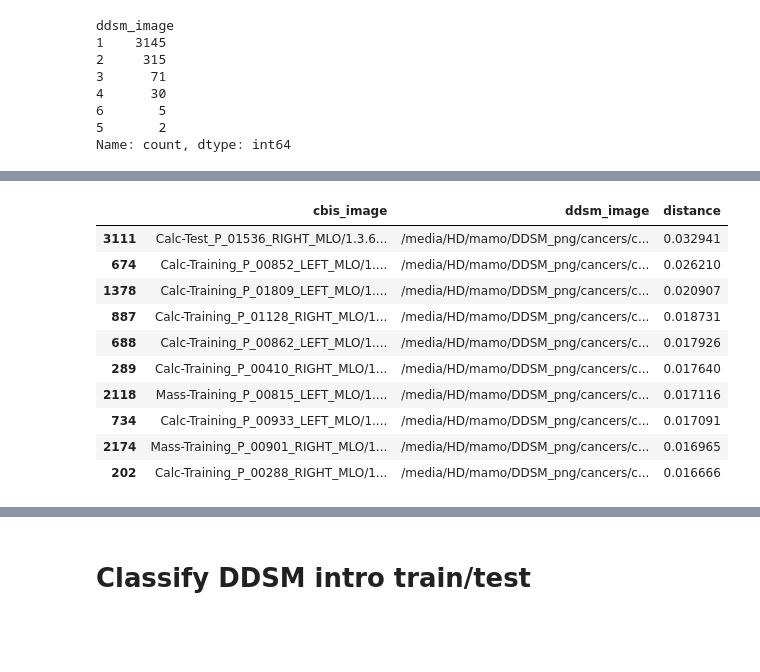
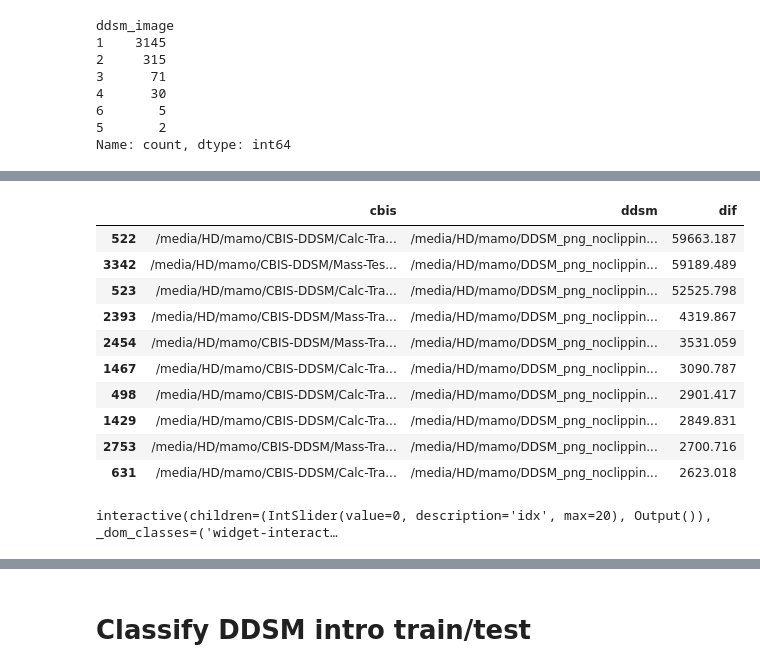
Before and after one commit to alalbiol/Mammography, a Jupyter notebook: mamo_holistic/notebooks/find_cbis_ddsm_correspondences.ipynb, the cells around one changed output, grey strips where cells are left out. Drawn from its saved outputs; the diff is of its cells as text; code cells hidden in the pictures; blank space fills up the shorter version.

```diff
--- a/mamo_holistic/notebooks/find_cbis_ddsm_correspondences.ipynb
+++ b/mamo_holistic/notebooks/find_cbis_ddsm_correspondences.ipynb
@@ -16,6 +18,7 @@ from PIL import Image
 data_folder = pathlib.Path('/home/alalbiol/Data/mamo')
 data_folder = pathlib.Path('/media/HD/mamo')
 cbis_ddsm_path = data_folder / 'CBIS-DDSM'
-ddsm_path = data_folder / 'DDSM_png'
+#ddsm_path = data_folder / 'DDSM_png' # imagenes con 8 bits tipo dezso
+ddsm_path = data_folder / 'DDSM_png_noclipping' # imagenes con 16 bits
 # %%
 all_cbis_images = list(cbis_ddsm_path.glob('**/*.png'))
@@ -495,0 +325,34 @@ Elapsed time: 3890.6125161647797
+# %%
+from tqdm import tqdm
+import time
+
+matches = []
+
+start = time.time()
+num_rows = len(all_case)
+for idx in tqdm(range(num_rows)):
+    row = all_case.iloc[idx]
+    cbis_image, ddsm_candidates = find_ddsm_image_diff(row)
+    if len(ddsm_candidates) == 0:
+        print("No candidates for ", cbis_image)
+        break
+
+    matches.append({"cbis": cbis_image, "ddsm": ddsm_candidates[0][0], "dif": ddsm_candidates[0][1]})
+
+    #print(f'---------------- best candidate of {len(candidates)}: {best_candidate} - {min_dist}')
+
+
+    if idx > 0 and idx % 20 == 0:
+        elapsed = time.time() - start
+        expected_remaining = elapsed * (num_rows-idx) / idx
+        print(f'Processed {idx}/{num_rows}. Elapsed time: {elapsed:.01f} expected remaining: {int(expected_remaining)}')
+        df_matches = pd.DataFrame(matches)
+        df_matches.to_csv('matches.csv', index=False)
+
+
+
+elapsed = time.time() - start
+print(f'Elapsed time: {elapsed}')
+
+df_matches = pd.DataFrame(matches)
+df_matches.to_csv('matches.csv', index=False)
@@ -496,37 +373,36 @@ Elapsed time: 3890.6125161647797
 # %%
-df_matches.sort_values('distance', ascending=False).head(10)
+df_matches.sort_values('dif', ascending=False).head(10)
 # %% [output]
-|  | cbis_image | ddsm_image | distance |
-| 3111 | Calc-Test_P_01536_RIGHT_MLO/1.3.6... | /media/HD/mamo/DDSM_png/cancers/c... | 0.032941 |
-| 674 | Calc-Training_P_00852_LEFT_MLO/1.... | /media/HD/mamo/DDSM_png/cancers/c... | 0.026210 |
-| 1378 | Calc-Training_P_01809_LEFT_MLO/1.... | /media/HD/mamo/DDSM_png/cancers/c... | 0.020907 |
-| 887 | Calc-Training_P_01128_RIGHT_MLO/1... | /media/HD/mamo/DDSM_png/cancers/c... | 0.018731 |
-| 688 | Calc-Training_P_00862_LEFT_MLO/1.... | /media/HD/mamo/DDSM_png/cancers/c... | 0.017926 |
-| 289 | Calc-Training_P_00410_RIGHT_MLO/1... | /media/HD/mamo/DDSM_png/cancers/c... | 0.017640 |
-| 2118 | Mass-Training_P_00815_LEFT_MLO/1.... | /media/HD/mamo/DDSM_png/cancers/c... | 0.017116 |
-| 734 | Calc-Training_P_00933_LEFT_MLO/1.... | /media/HD/mamo/DDSM_png/cancers/c... | 0.017091 |
-| 2174 | Mass-Training_P_00901_RIGHT_MLO/1... | /media/HD/mamo/DDSM_png/cancers/c... | 0.016965 |
-| 202 | Calc-Training_P_00288_RIGHT_MLO/1... | /media/HD/mamo/DDSM_png/cancers/c... | 0.016666 |
+|  | cbis | ddsm | dif |
+| 522 | /media/HD/mamo/CBIS-DDSM/Calc-Tra... | /media/HD/mamo/DDSM_png_noclippin... | 59663.187 |
+| 3342 | /media/HD/mamo/CBIS-DDSM/Mass-Tes... | /media/HD/mamo/DDSM_png_noclippin... | 59189.489 |
+| 523 | /media/HD/mamo/CBIS-DDSM/Calc-Tra... | /media/HD/mamo/DDSM_png_noclippin... | 52525.798 |
+| 2393 | /media/HD/mamo/CBIS-DDSM/Mass-Tra... | /media/HD/mamo/DDSM_png_noclippin... | 4319.867 |
+| 2454 | /media/HD/mamo/CBIS-DDSM/Mass-Tra... | /media/HD/mamo/DDSM_png_noclippin... | 3531.059 |
+| 1467 | /media/HD/mamo/CBIS-DDSM/Calc-Tra... | /media/HD/mamo/DDSM_png_noclippin... | 3090.787 |
+| 498 | /media/HD/mamo/CBIS-DDSM/Calc-Tra... | /media/HD/mamo/DDSM_png_noclippin... | 2901.417 |
+| 1429 | /media/HD/mamo/CBIS-DDSM/Calc-Tra... | /media/HD/mamo/DDSM_png_noclippin... | 2849.831 |
+| 2753 | /media/HD/mamo/CBIS-DDSM/Mass-Tra... | /media/HD/mamo/DDSM_png_noclippin... | 2700.716 |
+| 631 | /media/HD/mamo/CBIS-DDSM/Calc-Tra... | /media/HD/mamo/DDSM_png_noclippin... | 2623.018 |
 # %%
 def plot_matches(row):
-    cbis_image_filename = cbis_ddsm_path / row['cbis_image']
-    cbis_image_filename = cbis_image_filename.parent / '000000.png'
-    cbis_image = np.array(Image.open(cbis_image_filename), dtype=float)
-    ddsm_image = np.array(Image.open(row['ddsm_image']), dtype=float)
-    distance = row['distance']
+    cbis_image_filename = cbis_ddsm_path / row['cbis']
+    cbis_image = pydicom.dcmread(cbis_image_filename).pixel_array
+    ddsm_image = np.array(Image.open(row['ddsm']), dtype=float)
+    dif = row['dif']
 
     fig, ax = plt.subplots(1, 2, figsize=(15, 8))  # Adjust figure size as needed
 
-    ax[0].imshow(normalize_intensity_cbis(cbis_image))
+    ax[0].imshow(cbis_image)
     ax[0].set_title('CBIS image')
     ax[0].axis('off')  # Hide axis if desired
 
-    ax[1].imshow(normalize_intensity(ddsm_image))
+    ax[1].imshow(ddsm_image)
     ax[1].set_title('DDSM image')
     ax[1].axis('off')  # Hide axis if desired
 
     #set title with distance
-    fig.suptitle(f'Distance: {distance:.4f}')
+    fig.suptitle(f'Dif: {dif:.4f}')
 
     plt.tight_layout()
     plt.show()
@@ -536,4 +412,6 @@ from ipywidgets import interact
 
 @interact(idx=(0, 20))
 def show_matches(idx=0):
-    plot_matches(df_matches.sort_values('distance', ascending=False).iloc[idx])
+    plot_matches(df_matches.sort_values('dif', ascending=False).iloc[idx])
+# %% [output]
+interactive(children=(IntSlider(value=0, description='idx', max=20), Output()), _dom_classes=('widget-interact…
```
Also changed, not shown: parts of 32 cells of this notebook, 12 other files.
